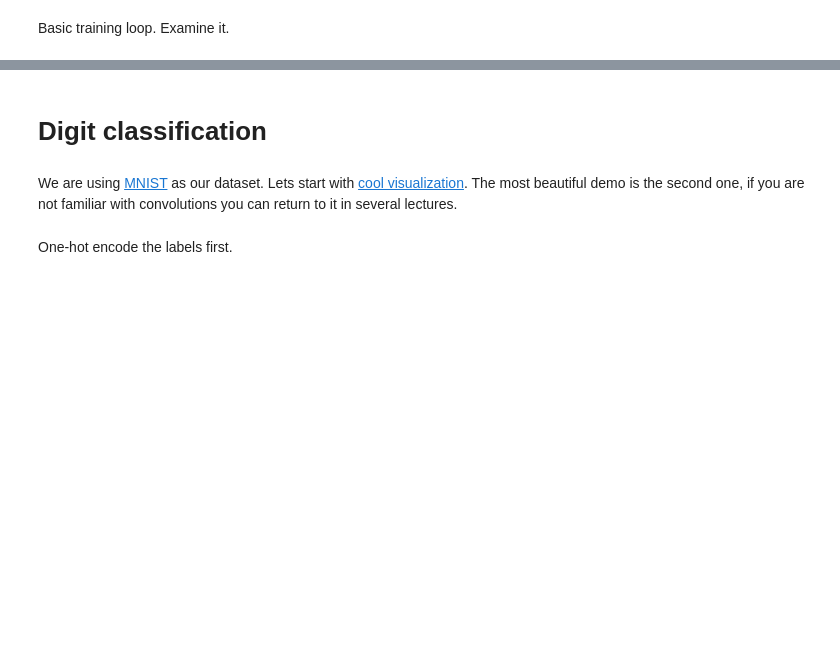
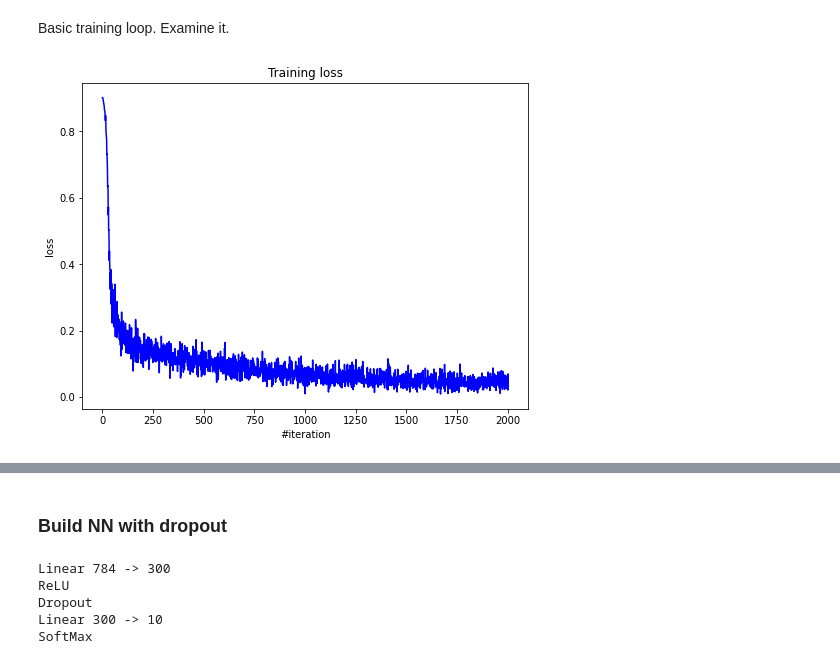
Before and after one commit to Vinogradov-Mikhail/Spbu_ML_hw_19, a Jupyter notebook: homework_3_custom_framework/homework_main.ipynb, the cells around one changed output, grey strips where cells are left out. Cells and saved outputs as stored; diff of their text form; code cells hidden in the pictures; blank space fills up the shorter version.

```diff
--- a/homework_3_custom_framework/homework_main.ipynb
+++ b/homework_3_custom_framework/homework_main.ipynb
@@ -85,8 +48,0 @@ Start with batch_size = 1000 to make sure every step lowers the loss, then try s
-# %%
-# Iptimizer params
-optimizer_config = {'learning_rate' : 1e-1, 'momentum': 0.9}
-optimizer_state = {}
-
-# Looping params
-n_epoch = 20
-batch_size = 128
@@ -93,3 +69,18 @@ batch_size = 128
+# %%
+# Open MNIST dataset and prepare for train
+from mlxtend.data import loadlocal_mnist
+
+x_train, y_train = loadlocal_mnist(images_path='Dataset/train-images-idx3-ubyte', labels_path='Dataset/train-labels-idx1-ubyte')
+
+x_test, y_test = loadlocal_mnist(images_path='Dataset/t10k-images-idx3-ubyte', labels_path='Dataset/t10k-labels-idx1-ubyte')
+
+# normalize
+x_train = normalization(x_train)
+x_test = normalization(x_test)
+
+# create onehot for y
+y_train_onehot = create_onehot(y_train)
+y_test_onehot = create_onehot(y_test)
 # %%
 # batch generator
 def get_batches(dataset, batch_size):
@@ -106,3 +97,13 @@ def get_batches(dataset, batch_size):
         batch_idx = indices[start:end]
 
         yield X[batch_idx], Y[batch_idx]
+# %%
+features = x_train.shape[1]
+
+# Iptimizer params
+optimizer_config = {'learning_rate' : 1e-1, 'momentum': 0.9}
+optimizer_state = {}
+
+# Looping params
+n_epoch = 6
+batch_size = 180
@@ -108,0 +112,10 @@ def get_batches(dataset, batch_size):
+# %%
+net = Sequential()
+net.add(Linear(features, 300))
+net.add(ReLU())
+net.add(Linear(300, 10))
+net.add(SoftMax())
+
+criterion = MSECriterion()
+
+print(net)
@@ -114,34 +132,36 @@ Basic training loop. Examine it.
 loss_history = []
 
 for i in range(n_epoch):
-    for x_batch, y_batch in get_batches((X, Y), batch_size):
+    for x_batch, y_batch in get_batches((x_train, y_train_onehot), batch_size):
 
         net.zeroGradParameters()
 
         # Forward
         predictions = net.forward(x_batch)
         loss = criterion.forward(predictions, y_batch)
 
         # Backward
         dp = criterion.backward(predictions, y_batch)
         net.backward(x_batch, dp)
 
         # Update weights
         sgd_momentum(net.getParameters(),
                      net.getGradParameters(),
                      optimizer_config,
                      optimizer_state)
 
         loss_history.append(loss)
 
     # Visualize
     display.clear_output(wait=True)
     plt.figure(figsize=(8, 6))
 
     plt.title("Training loss")
     plt.xlabel("#iteration")
     plt.ylabel("loss")
     plt.plot(loss_history, 'b')
     plt.show()
 
     print('Current loss: %f' % loss)
+# %% [output]
+[figure, added]
@@ -148,4 +168,0 @@ for i in range(n_epoch):
-# %% [markdown]
-# Digit classification
-# %% [markdown]
-We are using [MNIST](http://yann.lecun.com/exdb/mnist/) as our dataset. Lets start with [cool visualization](http://scs.ryerson.ca/~aharley/vis/). The most beautiful demo is the second one, if you are not familiar with convolutions you can return to it in several lectures.
@@ -165,2 +169,19 @@ else:
-# %% [markdown]
-One-hot encode the labels first.
+# %% [markdown]
+### Build NN with dropout
+# %%
+net = Sequential()
+net.add(Linear(features, 300))
+net.add(ReLU())
+net.add(Dropout(0.7))
+net.add(Linear(300, 10))
+net.add(SoftMax())
+
+criterion = MSECriterion()
+
+print(net)
+# %% [output]
+Linear 784 -> 300
+ReLU
+Dropout
+Linear 300 -> 10
+SoftMax
```
Also changed, not shown: parts of 28 cells of this notebook, 1 other file.
